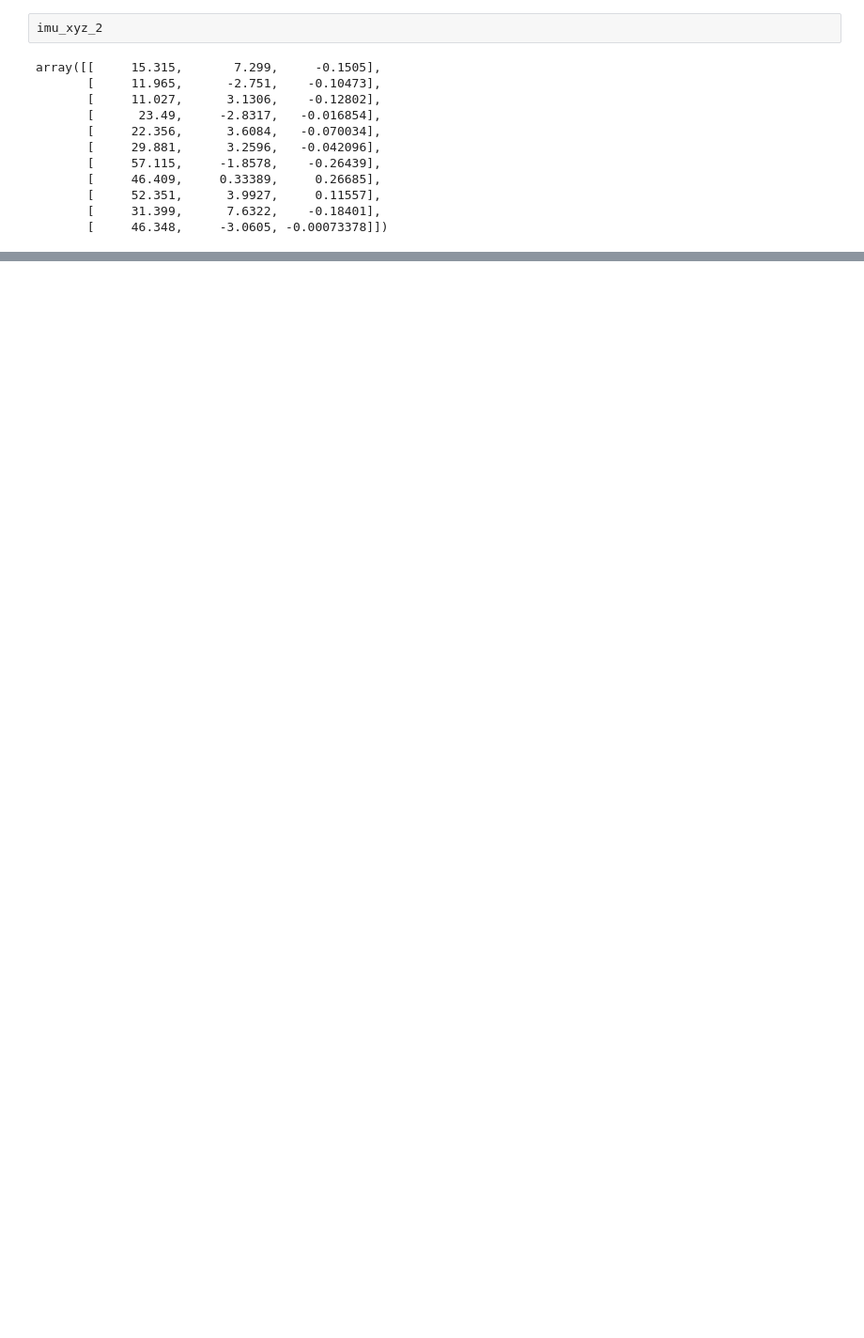
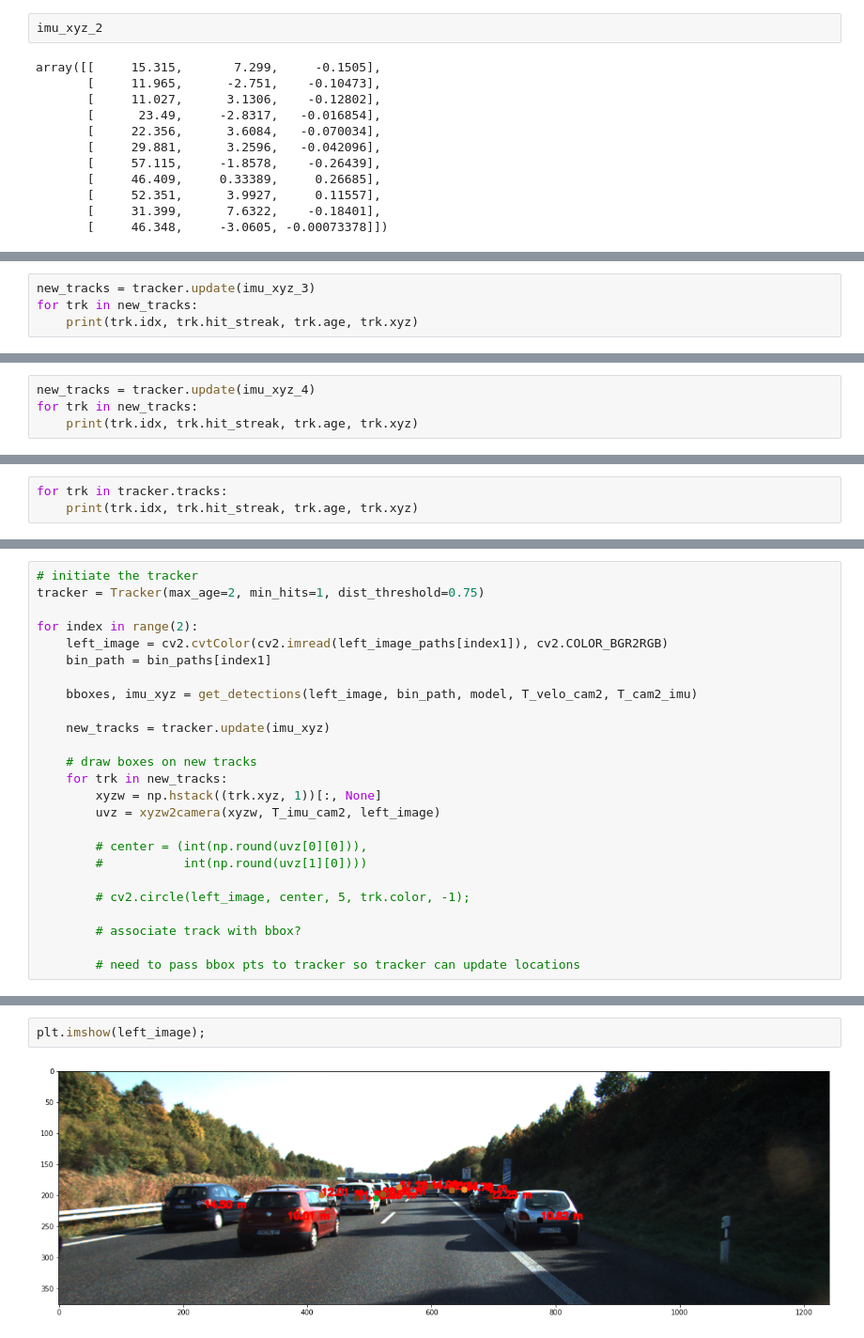
Before and after one commit to itberrios/CV_tracking, a Jupyter notebook: kitti_tracker/2_kitti_tracking.ipynb, the cells around one changed output, grey strips where cells are left out. Shown at 94% size. Saved outputs shown, nothing was run; the diff lists cells and outputs as text; blank space fills up the shorter version.

Commit message:
updated tracking pipeline

```diff
--- a/kitti_tracker/2_kitti_tracking.ipynb
+++ b/kitti_tracker/2_kitti_tracking.ipynb
@@ -513,0 +606,4 @@ ValueError: ignored
+# %%
+new_tracks = tracker.update(imu_xyz_3)
+for trk in new_tracks:
+    print(trk.idx, trk.hit_streak, trk.age, trk.xyz)
@@ -513,0 +624,4 @@ ValueError: ignored
+# %%
+new_tracks = tracker.update(imu_xyz_4)
+for trk in new_tracks:
+    print(trk.idx, trk.hit_streak, trk.age, trk.xyz)
@@ -513,0 +640,3 @@ ValueError: ignored
+# %%
+for trk in tracker.tracks:
+    print(trk.idx, trk.hit_streak, trk.age, trk.xyz)
@@ -513,0 +679,25 @@ ValueError: ignored
+# %%
+# initiate the tracker
+tracker = Tracker(max_age=2, min_hits=1, dist_threshold=0.75)
+
+for index in range(2):
+    left_image = cv2.cvtColor(cv2.imread(left_image_paths[index1]), cv2.COLOR_BGR2RGB)
+    bin_path = bin_paths[index1]
+
+    bboxes, imu_xyz = get_detections(left_image, bin_path, model, T_velo_cam2, T_cam2_imu)
+
+    new_tracks = tracker.update(imu_xyz)
+
+    # draw boxes on new tracks
+    for trk in new_tracks:
+        xyzw = np.hstack((trk.xyz, 1))[:, None]
+        uvz = xyzw2camera(xyzw, T_imu_cam2, left_image)
+
+        # center = (int(np.round(uvz[0][0])),
+        #           int(np.round(uvz[1][0])))
+
+        # cv2.circle(left_image, center, 5, trk.color, -1);
+
+        # associate track with bbox?
+
+        # need to pass bbox pts to tracker so tracker can update locations
@@ -513,0 +763,4 @@ ValueError: ignored
+# %%
+plt.imshow(left_image);
+# %% [output]
+[figure, added]
```
Also changed, not shown: parts of 31 cells of this notebook.
